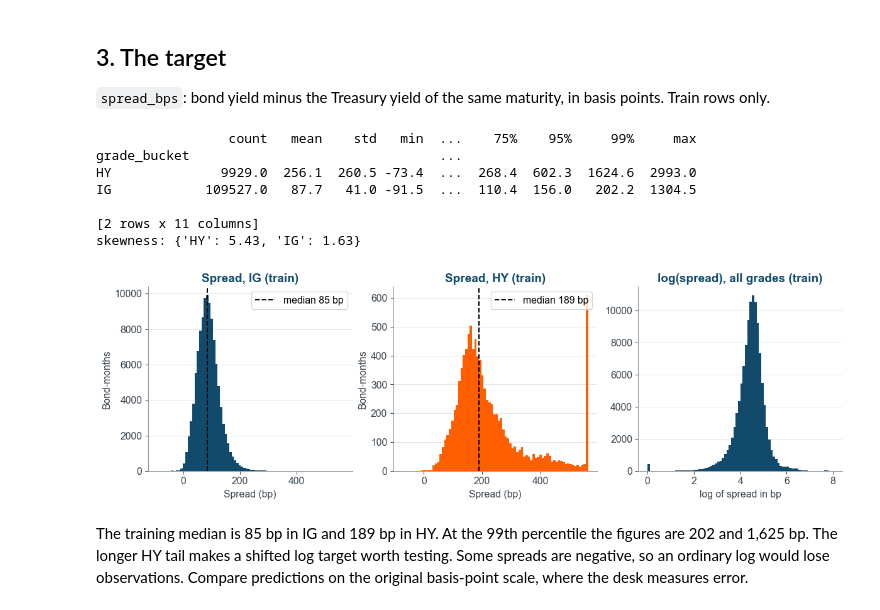
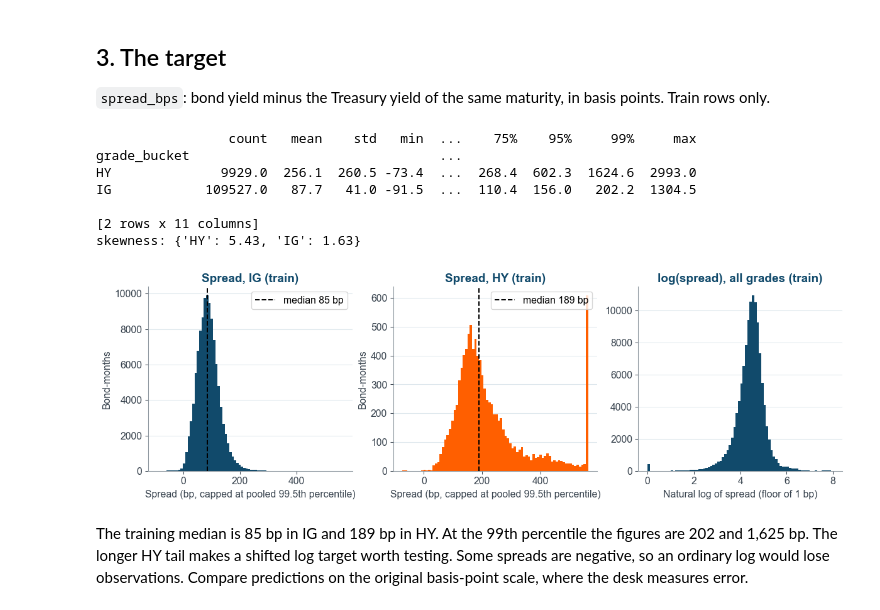
Before and after one commit to IE-MBDS-Group-2/2.7-ML, a Jupyter notebook: notebooks/01_eda.ipynb, the cells around one changed output. Cells and saved outputs as stored; diff of their text form; code cells hidden in the pictures.

Commit message:
Label spread clipping and display all classifier thresholds

```diff
--- a/notebooks/01_eda.ipynb
+++ b/notebooks/01_eda.ipynb
@@ -129,26 +129,26 @@ Distance to default and leverage have the most gaps (11.6% and 11.5% of training
 # %%
 print(train.groupby("grade_bucket")[TARGET].describe(percentiles=[0.05, 0.25, 0.5, 0.75, 0.95, 0.99]).round(1))
 print("skewness:", train.groupby("grade_bucket")[TARGET].skew().round(2).to_dict())
 
 fig, axes = plt.subplots(1, 3, figsize=(15, 4))
 cap = train[TARGET].quantile(0.995)
 for ax, g in zip(axes[:2], ["IG", "HY"]):
     s = train.loc[train.grade_bucket == g, TARGET]
     ax.hist(s.clip(upper=cap), bins=80, color=DECK["teal"] if g == "IG" else DECK["orange"])
     ax.axvline(s.median(), color="black", ls="--", label=f"median {s.median():.0f} bp")
-    ax.set_title(f"Spread, {g} (train)"); ax.set_xlabel("Spread (bp)"); ax.set_ylabel("Bond-months"); ax.legend()
+    ax.set_title(f"Spread, {g} (train)"); ax.set_xlabel("Spread (bp, capped at pooled 99.5th percentile)"); ax.set_ylabel("Bond-months"); ax.legend()
 axes[2].hist(np.log(train[TARGET].clip(lower=1)), bins=80)
-axes[2].set_title("log(spread), all grades (train)"); axes[2].set_xlabel("log of spread in bp")
+axes[2].set_title("log(spread), all grades (train)"); axes[2].set_xlabel("Natural log of spread (floor of 1 bp)")
 save(fig, "target")
 # %% [output]
                  count   mean    std   min  ...    75%    95%     99%     max
 grade_bucket                                ...
 HY              9929.0  256.1  260.5 -73.4  ...  268.4  602.3  1624.6  2993.0
 IG            109527.0   87.7   41.0 -91.5  ...  110.4  156.0   202.2  1304.5
 
 [2 rows x 11 columns]
 skewness: {'HY': 5.43, 'IG': 1.63}
-[figure, old version]
+[figure, new version]
 # %% [markdown]
 The training median is 85 bp in IG and 189 bp in HY. At the 99th percentile the figures are 202 and 1,625 bp. The longer HY tail makes a shifted log target worth testing. Some spreads are negative, so an ordinary log would lose observations. Compare predictions on the original basis-point scale, where the desk measures error.
 # %% [markdown]
```
Also changed, not shown: 1 other file.
